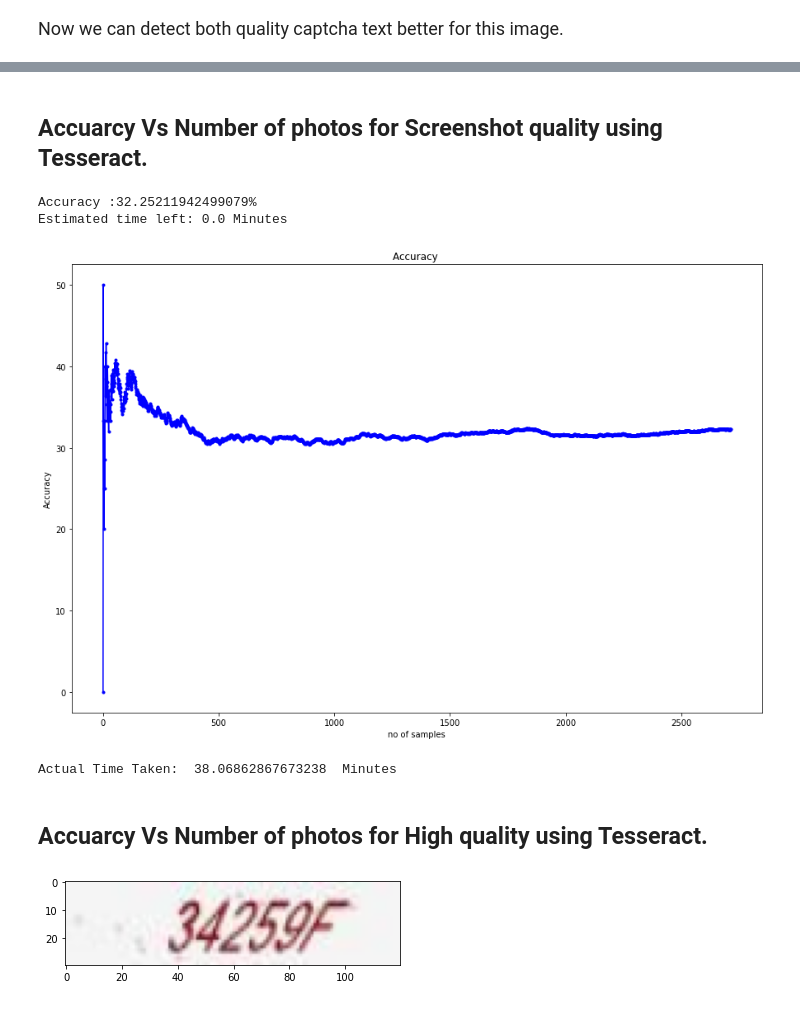
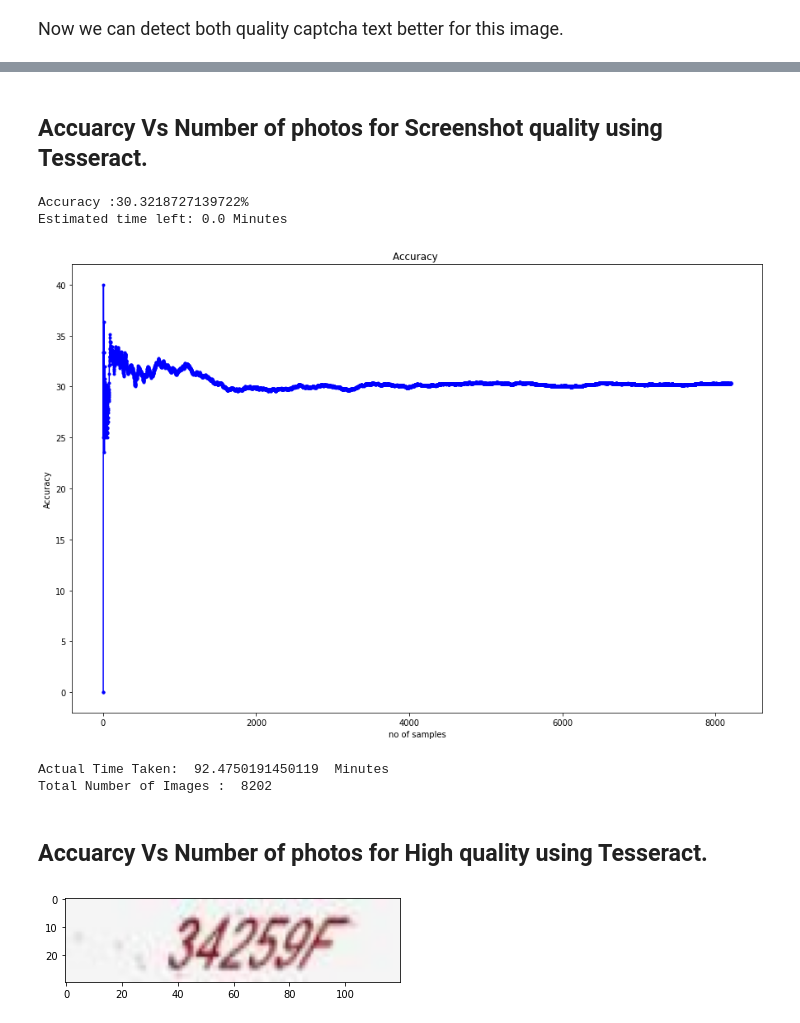
Before and after one commit to SRIJITH01/Captcha-text-Recognition, a Jupyter notebook: Text Recognition.ipynb, the cells around one changed output, grey strips where cells are left out. Drawn from its saved outputs; the diff is of its cells as text; code cells hidden in the pictures.

```diff
--- a/Text Recognition.ipynb
+++ b/Text Recognition.ipynb
@@ -50,11 +50,11 @@ captcha recognise as: JSSanvk
 # %%
 import easyocr
 print("original quality")
-image = cv2.imread("capa0.png")
+image = cv2.imread("capa.png")
 imgplot = plt.imshow(im)
 plt.show()
 reader = easyocr.Reader(['en']) # need to run only once to load model into memory
-result = reader.readtext('capa0.png' ,detail = 0)
+result = reader.readtext('capa.png' ,detail = 0)
 values = ','.join(str(v) for v in result)
 text = values
 C=['a','b','c','d','e','f','g','h','i','j','k','l','m','n','o','p','q','r','s','t','u','v','w','x','y','z','A','B','C','D','E','F','G','H','I','J','K','L','M','N','O','P','Q','R','S','T','U','V','W','X','Y','Z','0','1','2','3','4','5','6','7','8','9']
@@ -63,11 +63,11 @@ for j in text:
             text = text.replace(j, "")
 print(text)
 print("screenshot quality")
-image = cv2.imread("capt0.png")
+image = cv2.imread("capt.png")
 imgplot = plt.imshow(im)
 plt.show()
 reader = easyocr.Reader(['en']) # need to run only once to load model into memory
-result = reader.readtext('capt0.png' ,detail = 0)
+result = reader.readtext('capt.png' ,detail = 0)
 values = ','.join(str(v) for v in result)
 text = values
 C=['a','b','c','d','e','f','g','h','i','j','k','l','m','n','o','p','q','r','s','t','u','v','w','x','y','z','A','B','C','D','E','F','G','H','I','J','K','L','M','N','O','P','Q','R','S','T','U','V','W','X','Y','Z','0','1','2','3','4','5','6','7','8','9']
@@ -196,7 +197,7 @@ def get_captcha(driver, element, path):
 
     image = image.crop((left, top, right, bottom))  # defines crop points
     image.save(path, 'png', optimize=True, quality=100)  # saves new cropped image
-l=2000
+l=100
 bar = progressbar.ProgressBar(maxval=l, \
     widgets=[progressbar.Bar('█', '[', ']'), ' ', progressbar.Percentage()])
 start_time = time.time()
@@ -362,6 +356,7 @@ CAPTCHA_IMAGE_FOLDER = "/home/srijithreddy/Desktop/Srijith reddy/Hacking/solving
 captcha_image_files = glob.glob(os.path.join(CAPTCHA_IMAGE_FOLDER, "*"))
 Accuracy=[]
 count=0
+start_time = time.time()
 # loop over the image paths
 for (i, captcha_image_file) in enumerate(captcha_image_files):
 
@@ -379,11 +374,16 @@ for (i, captcha_image_file) in enumerate(captcha_image_files):
             count = count +1
     Accuracy+= [100*count/(i+1)]
     print("Accuracy :"+ str(100*count/(i+1))+"%")
+    print("Estimated time left: "+str((time.time()-start_time)*(len(captcha_image_files)-(i+1))/(60*(i+1)))+str(' Minutes'))
+    figure1=plt.figure(1,figsize=(15,10))
     figure1=plt.figure(1,figsize=(15,10))
     plt.plot(np.linspace(1,len(Accuracy),num=len(Accuracy)),Accuracy,'r-o',markersize=3)
     plt.title('Accuracy ')
     plt.xlabel('no of samples')
     plt.ylabel('Accuracy')
     plt.show()
+
     # Load the image and convert it to grayscale
+print("Actual Time Taken:  %s  Minutes"%((time.time()-start_time)/60))  # Load the image and convert it to grayscale
+print("Total Number of Images : ",len(captcha_image_files))
 # %% [output]
@@ -416,7 +419,10 @@ for (i, captcha_image_file) in enumerate(captcha_image_files):
     # grab the base filename as the text
     filename = os.path.basename(captcha_image_file)
     captcha_correct_text = os.path.splitext(filename)[0]
-    change_image(captcha_image_file,True)
+    try:
+        change_image(captcha_image_file,True)
+    except:
+        continue
     s = read_cap('newlogo.png',True)
     clear_output(wait=True)
     if len(s)==5:
@@ -432,4 +438,6 @@ for (i, captcha_image_file) in enumerate(captcha_image_files):
     plt.ylabel('Accuracy')
     plt.show()
     # Load the image and convert it to grayscale
+print("Actual Time Taken:  %s  Minutes"%((time.time()-start_time)/60))  # Load the image and convert it to grayscale
+print("Total Number of Images : ",len(captcha_image_files))
 # %% [output]
@@ -488,5 +502,5 @@ Actual Time Taken:  37.51608924070994  Minutes
-# %% [markdown]
-## Accuarcy Vs Number of photos for Screenshot quality using Tesseract.
+# %% [markdown]
+## Accuarcy Vs Number of photos for Screenshot quality using Tesseract.
 # %%
 import os
 import os.path
@@ -503,39 +517,44 @@ captcha_image_files = glob.glob(os.path.join(CAPTCHA_IMAGE_FOLDER, "*"))
 Accuracy=[]
 count=0
 start_time = time.time()
 # loop over the image paths
 for (i, captcha_image_file) in enumerate(captcha_image_files):
 
     print("[INFO] processing image {}/{}".format(i + 1, len(captcha_image_files)),end="\r")
 
     # Since the filename contains the captcha text (i.e. "2A2X.png" has the text "2A2X"),
     # grab the base filename as the text
     filename = os.path.basename(captcha_image_file)
     captcha_correct_text = os.path.splitext(filename)[0]
-    change_image(captcha_image_file,True)
+    try:
+        change_image(captcha_image_file,True)
+    except:
+        continue
     s = read_cap2('newlogo.png',True)
     clear_output(wait=True)
     if len(s)==5:
         if str(s) == captcha_correct_text:
             count = count +1
     Accuracy+= [100*count/(i+1)]
     print("Accuracy :"+ str(100*count/(i+1))+"%")
     print("Estimated time left: "+str((time.time()-start_time)*(len(captcha_image_files)-(i+1))/(60*(i+1)))+str(' Minutes'))
     figure1=plt.figure(1,figsize=(15,10))
     plt.plot(np.linspace(1,len(Accuracy),num=len(Accuracy)),Accuracy,'b-o',markersize=3)
     plt.title('Accuracy ')
     plt.xlabel('no of samples')
     plt.ylabel('Accuracy')
     plt.show()
     # Load the image and convert it to grayscale
 print("Actual Time Taken:  %s  Minutes"%((time.time()-start_time)/60))
+print("Total Number of Images : ",len(captcha_image_files))
 # %% [output]
-Accuracy :32.25211942499079%
+Accuracy :30.3218727139722%
 Estimated time left: 0.0 Minutes
-[figure, old version]
+[figure, new version]
-Actual Time Taken:  38.06862867673238  Minutes
+Actual Time Taken:  92.4750191450119  Minutes
+Total Number of Images :  8202
-# %% [markdown]
-## Accuarcy Vs Number of photos for High quality using Tesseract.
+# %% [markdown]
+## Accuarcy Vs Number of photos for High quality using Tesseract.
 # %%
 import matplotlib.pyplot as plt
 import cv2
```
Also changed, not shown: parts of 14 cells of this notebook.
